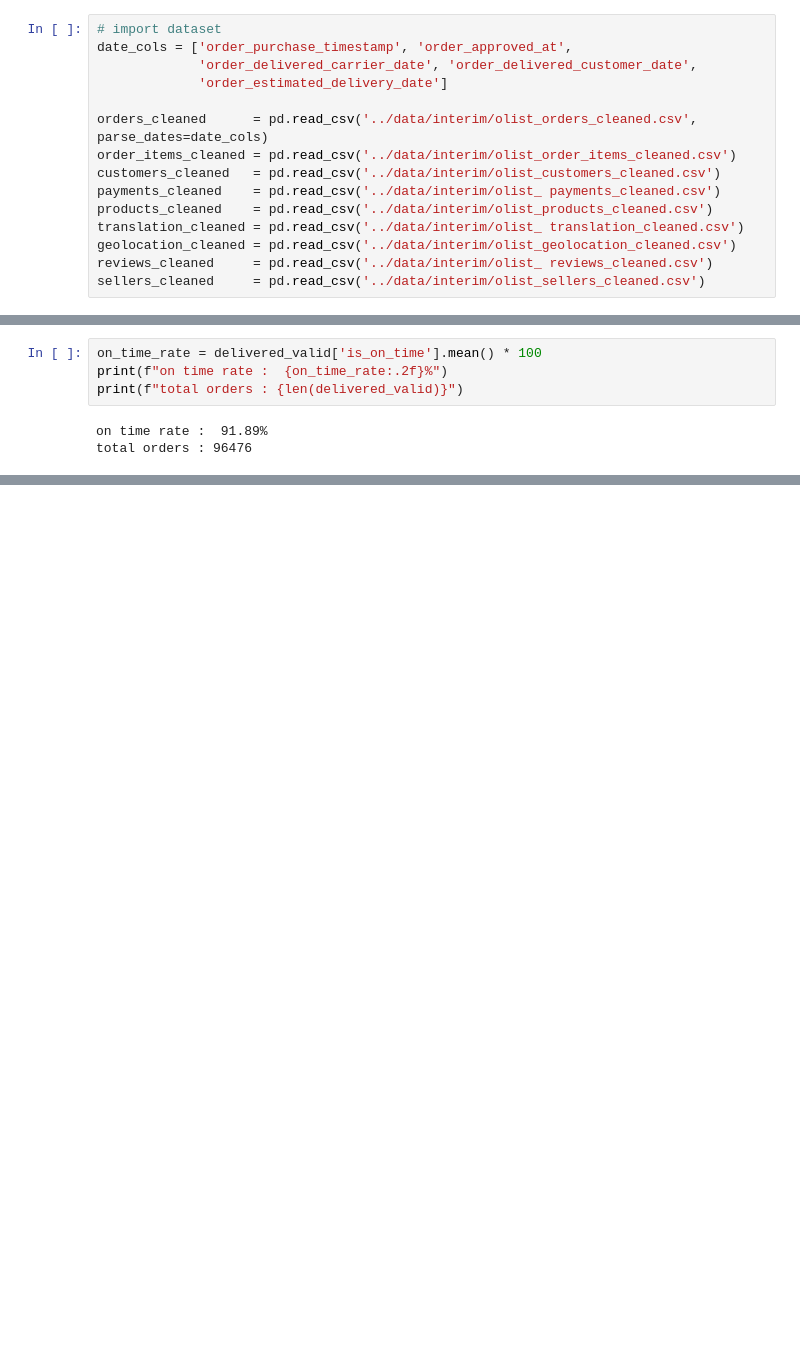
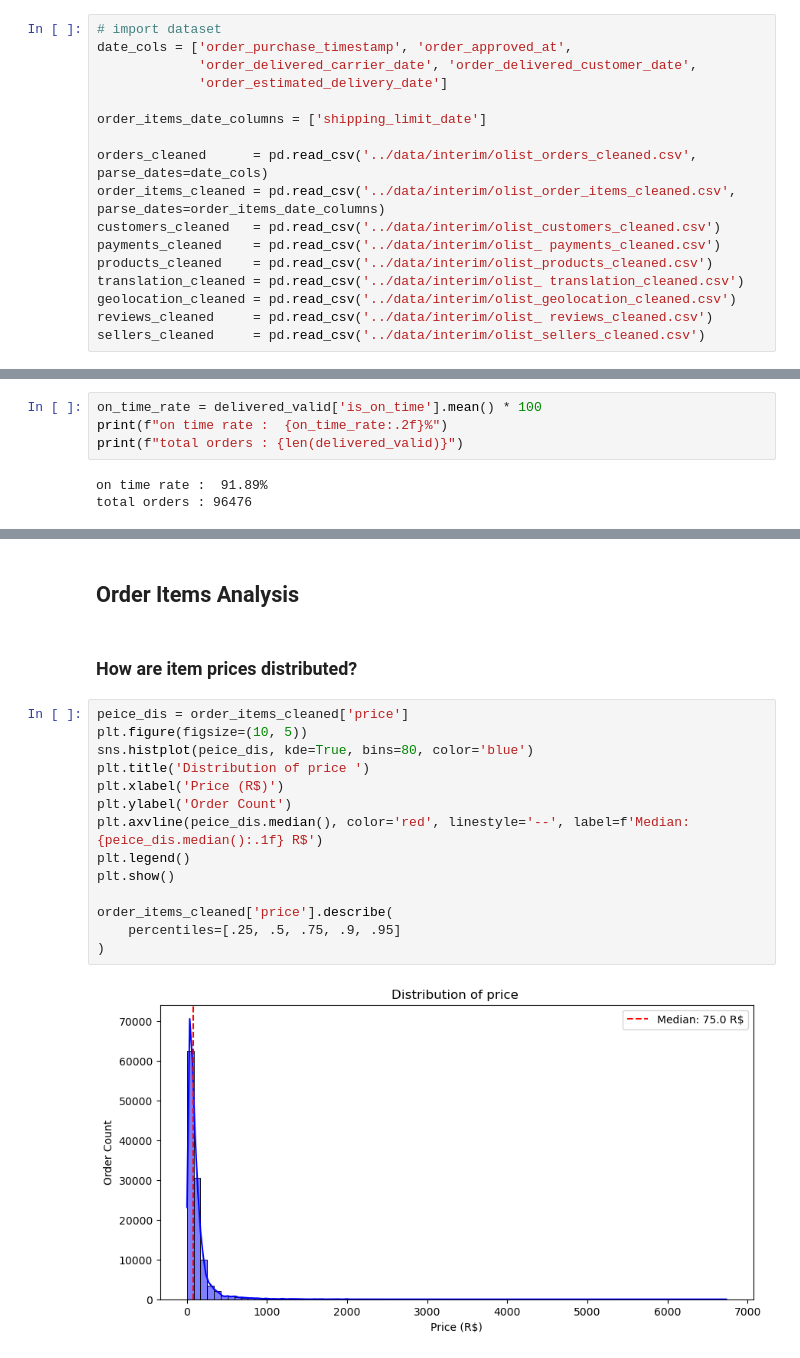
Before and after one commit to AminrezaAman/brazilian-ecommerce-analytics, a Jupyter notebook: notebooks/03_Exploratory_Data_Analysis.ipynb, the cells around one changed output, grey strips where cells are left out. Cells and saved outputs as stored; diff of their text form; blank space fills up the shorter version.

```diff
--- a/notebooks/03_Exploratory_Data_Analysis.ipynb
+++ b/notebooks/03_Exploratory_Data_Analysis.ipynb
@@ -11,8 +11,10 @@ date_cols = ['order_purchase_timestamp', 'order_approved_at',
              'order_delivered_carrier_date', 'order_delivered_customer_date',
              'order_estimated_delivery_date']
 
+order_items_date_columns = ['shipping_limit_date']
+
 orders_cleaned      = pd.read_csv('../data/interim/olist_orders_cleaned.csv', parse_dates=date_cols)
-order_items_cleaned = pd.read_csv('../data/interim/olist_order_items_cleaned.csv')
+order_items_cleaned = pd.read_csv('../data/interim/olist_order_items_cleaned.csv', parse_dates=order_items_date_columns)
 customers_cleaned   = pd.read_csv('../data/interim/olist_customers_cleaned.csv')
 payments_cleaned    = pd.read_csv('../data/interim/olist_ payments_cleaned.csv')
 products_cleaned    = pd.read_csv('../data/interim/olist_products_cleaned.csv')
@@ -171,0 +193,20 @@ total orders : 96476
+# %% [markdown]
+## Order Items Analysis
+# %% [markdown]
+### How are item prices distributed?
+# %%
+peice_dis = order_items_cleaned['price']
+plt.figure(figsize=(10, 5))
+sns.histplot(peice_dis, kde=True, bins=80, color='blue')
+plt.title('Distribution of price ')
+plt.xlabel('Price (R$)')
+plt.ylabel('Order Count')
+plt.axvline(peice_dis.median(), color='red', linestyle='--', label=f'Median: {peice_dis.median():.1f} R$')
+plt.legend()
+plt.show()
+
+order_items_cleaned['price'].describe(
+    percentiles=[.25, .5, .75, .9, .95]
+)
+# %% [output]
+[figure, added]
```
Also changed, not shown: parts of 29 cells of this notebook.
